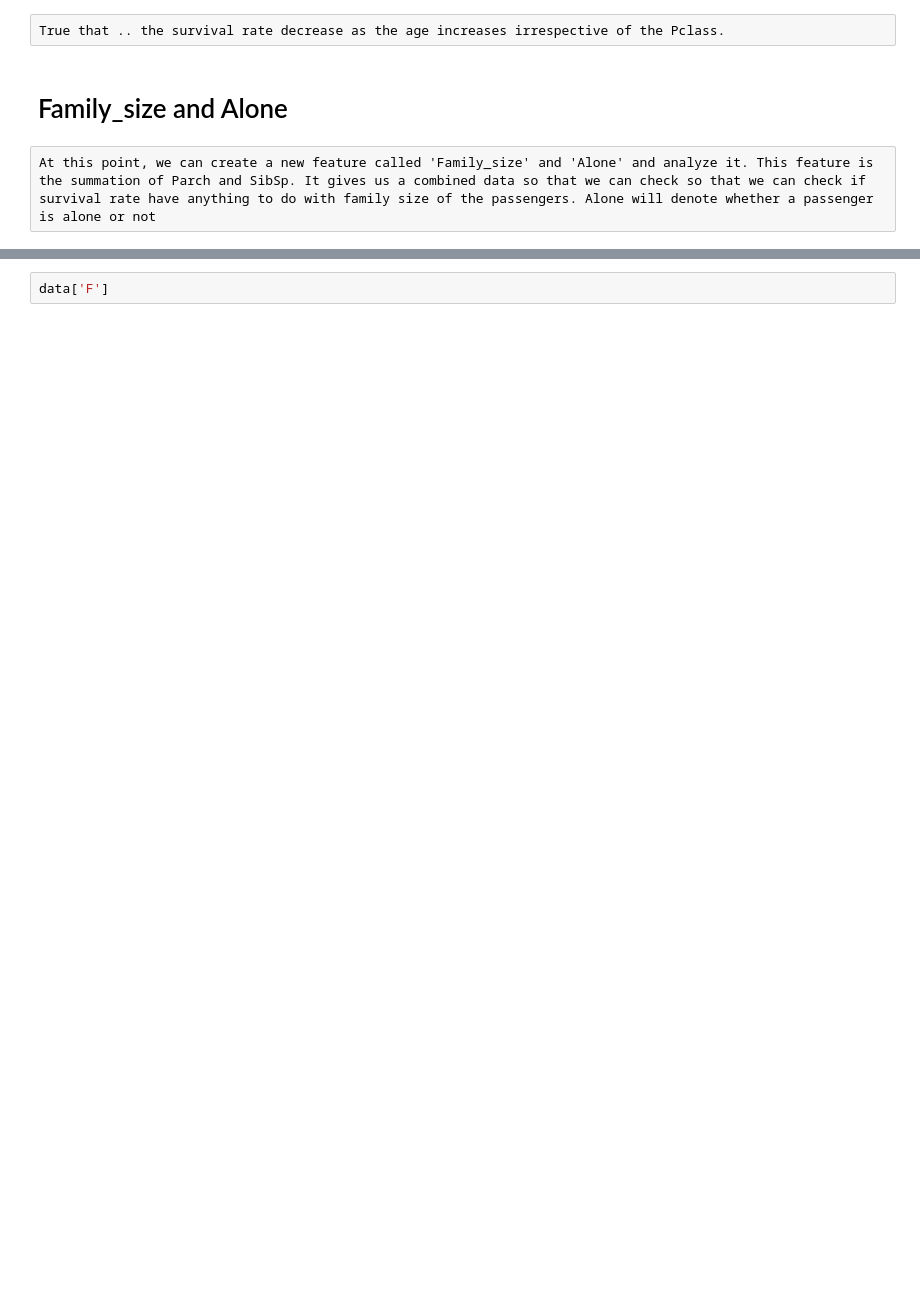
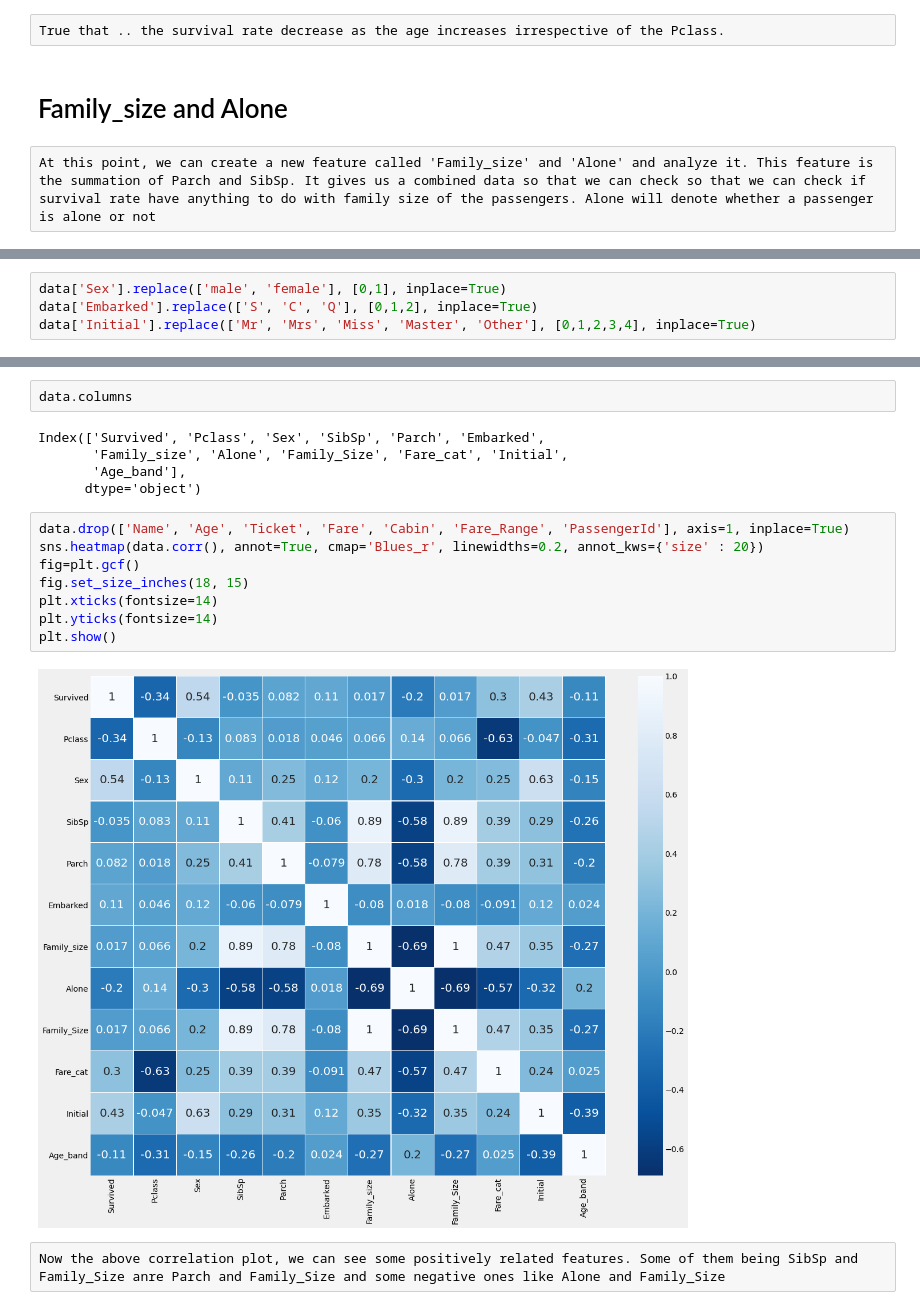
Before and after one commit to rayjang/kaggle_practice, a Jupyter notebook: Binary_classification_tabular_data/Titanic/EDA_to_prediction.ipynb, the cells around one changed output, grey strips where cells are left out. Drawn from its saved outputs; the diff is of its cells as text; blank space fills up the shorter version.

```diff
--- a/Binary_classification_tabular_data/Titanic/EDA_to_prediction.ipynb
+++ b/Binary_classification_tabular_data/Titanic/EDA_to_prediction.ipynb
@@ -521,0 +587,4 @@ At this point, we can create a new feature called 'Family_size' and 'Alone' and
+# %%
+data['Sex'].replace(['male', 'female'], [0,1], inplace=True)
+data['Embarked'].replace(['S', 'C', 'Q'], [0,1,2], inplace=True)
+data['Initial'].replace(['Mr', 'Mrs', 'Miss', 'Master', 'Other'], [0,1,2,3,4], inplace=True)
@@ -522,2 +601,19 @@ At this point, we can create a new feature called 'Family_size' and 'Alone' and
 # %%
-data['F']
+data.columns
+# %% [output]
+Index(['Survived', 'Pclass', 'Sex', 'SibSp', 'Parch', 'Embarked',
+       'Family_size', 'Alone', 'Family_Size', 'Fare_cat', 'Initial',
+       'Age_band'],
+      dtype='object')
+# %%
+data.drop(['Name', 'Age', 'Ticket', 'Fare', 'Cabin', 'Fare_Range', 'PassengerId'], axis=1, inplace=True)
+sns.heatmap(data.corr(), annot=True, cmap='Blues_r', linewidths=0.2, annot_kws={'size' : 20})
+fig=plt.gcf()
+fig.set_size_inches(18, 15)
+plt.xticks(fontsize=14)
+plt.yticks(fontsize=14)
+plt.show()
+# %% [output]
+[figure, added]
+# %% [raw]
+Now the above correlation plot, we can see some positively related features. Some of them being SibSp and Family_Size anre Parch and Family_Size and some negative ones like Alone and Family_Size
```
Also changed, not shown: parts of 32 cells of this notebook.
